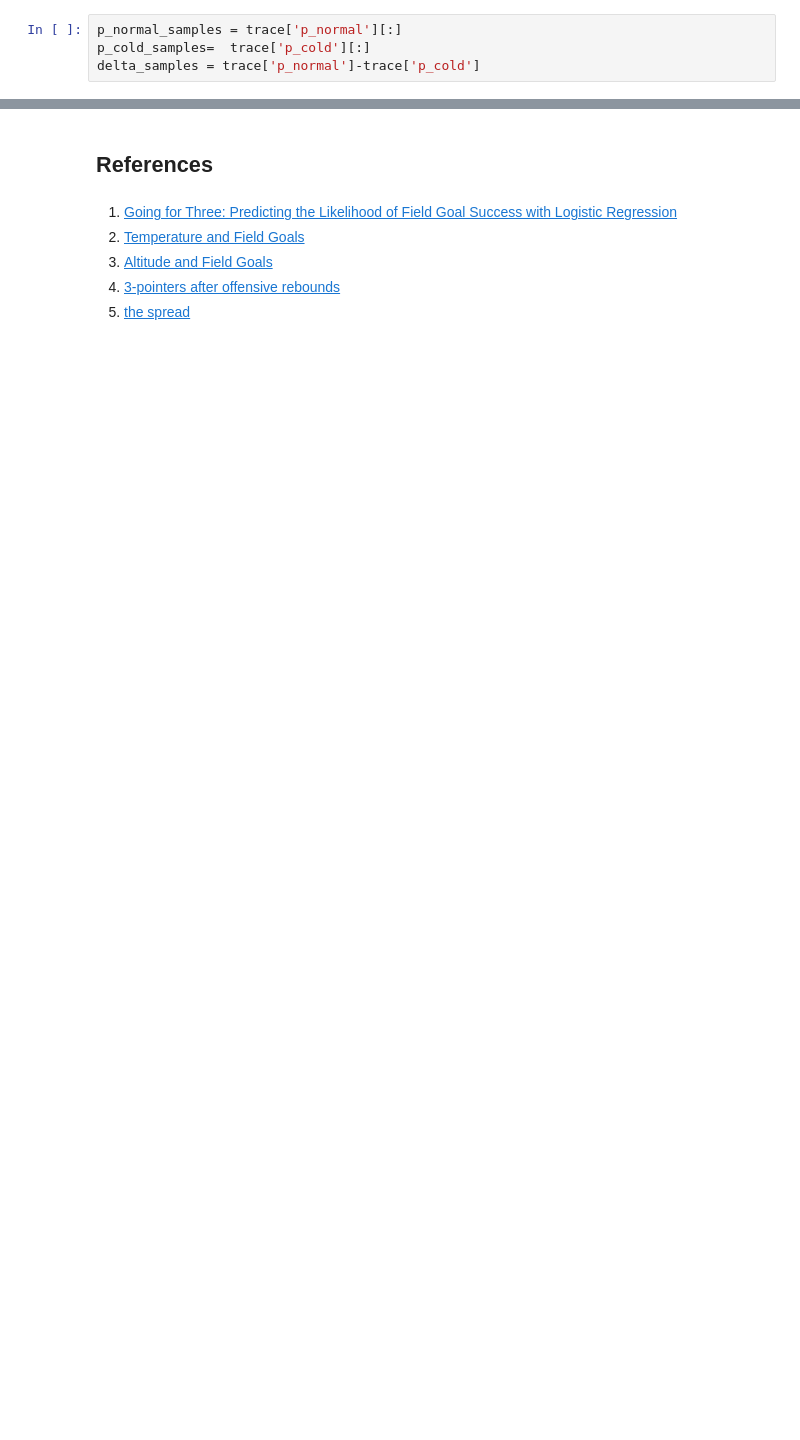
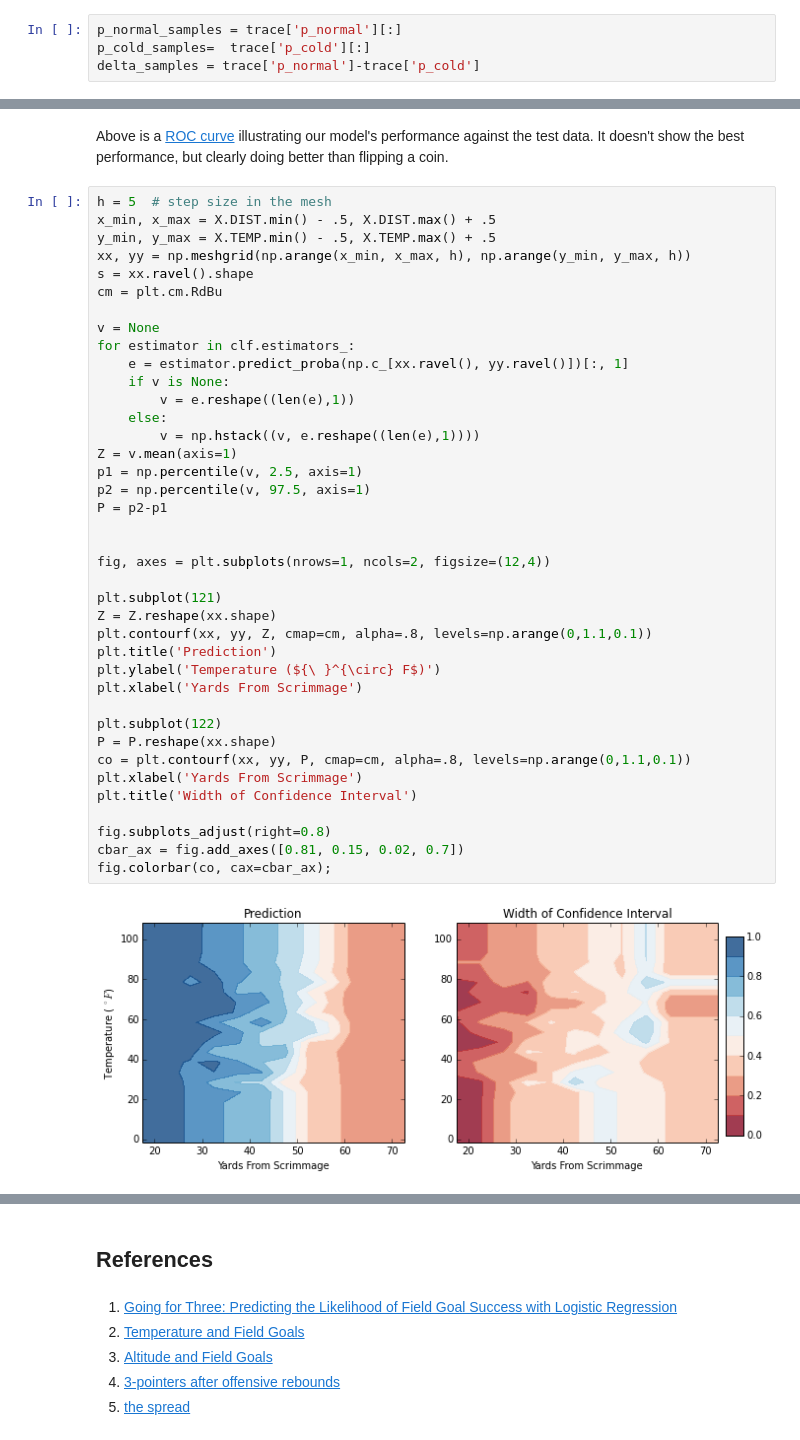
Before and after one commit to jgbos/IPython-Notebooks, a Jupyter notebook: Cold Weather FG.ipynb, the cells around one changed output, grey strips where cells are left out. Saved outputs shown, nothing was run; the diff lists cells and outputs as text; blank space fills up the shorter version.

```diff
--- a/Cold Weather FG.ipynb
+++ b/Cold Weather FG.ipynb
@@ -127,0 +208,43 @@ from sklearn.ensemble import RandomForestClassifier
+# %% [markdown]
+Above is a [ROC curve](http://en.wikipedia.org/wiki/Receiver_operating_characteristic) illustrating our model's performance against the test data. It doesn't show the best performance, but clearly doing better than flipping a coin.
+# %%
+h = 5  # step size in the mesh
+x_min, x_max = X.DIST.min() - .5, X.DIST.max() + .5
+y_min, y_max = X.TEMP.min() - .5, X.TEMP.max() + .5
+xx, yy = np.meshgrid(np.arange(x_min, x_max, h), np.arange(y_min, y_max, h))
+s = xx.ravel().shape
+cm = plt.cm.RdBu
+
+v = None
+for estimator in clf.estimators_:
+    e = estimator.predict_proba(np.c_[xx.ravel(), yy.ravel()])[:, 1]
+    if v is None:
+        v = e.reshape((len(e),1))
+    else:
+        v = np.hstack((v, e.reshape((len(e),1))))
+Z = v.mean(axis=1)
+p1 = np.percentile(v, 2.5, axis=1)
+p2 = np.percentile(v, 97.5, axis=1)
+P = p2-p1
+
+
+fig, axes = plt.subplots(nrows=1, ncols=2, figsize=(12,4))
+
+plt.subplot(121)
+Z = Z.reshape(xx.shape)
+plt.contourf(xx, yy, Z, cmap=cm, alpha=.8, levels=np.arange(0,1.1,0.1))
+plt.title('Prediction')
+plt.ylabel('Temperature (${\ }^{\circ} F$)')
+plt.xlabel('Yards From Scrimmage')
+
+plt.subplot(122)
+P = P.reshape(xx.shape)
+co = plt.contourf(xx, yy, P, cmap=cm, alpha=.8, levels=np.arange(0,1.1,0.1))
+plt.xlabel('Yards From Scrimmage')
+plt.title('Width of Confidence Interval')
+
+fig.subplots_adjust(right=0.8)
+cbar_ax = fig.add_axes([0.81, 0.15, 0.02, 0.7])
+fig.colorbar(co, cax=cbar_ax);
+# %% [output]
+[figure, added]
```
Also changed, not shown: parts of 40 cells of this notebook.
